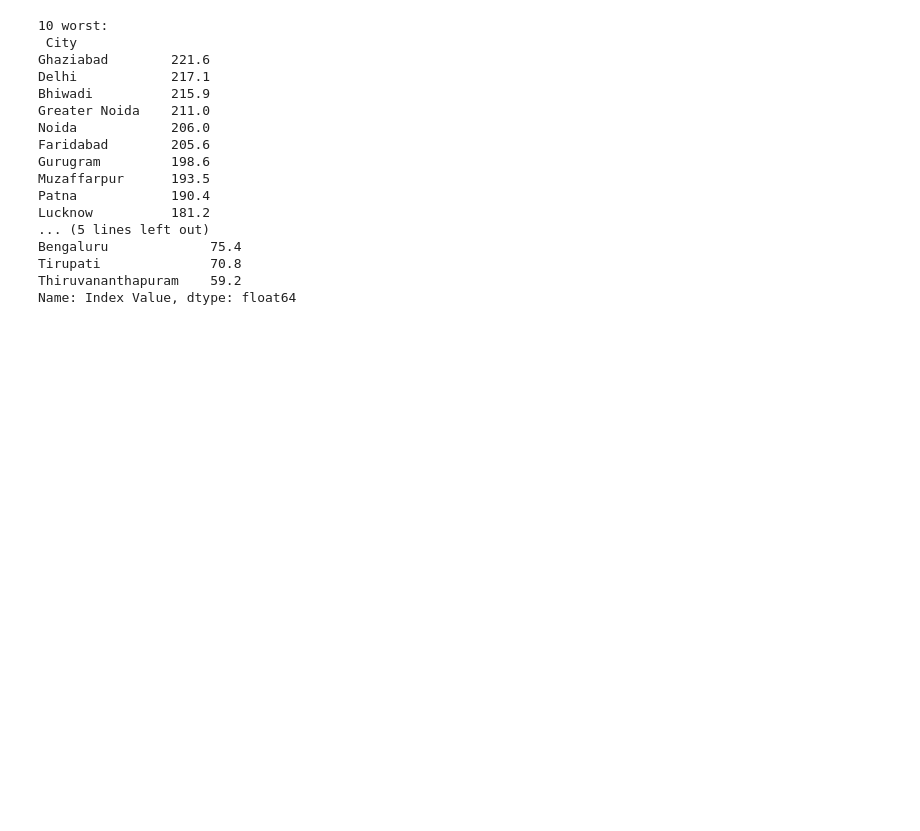
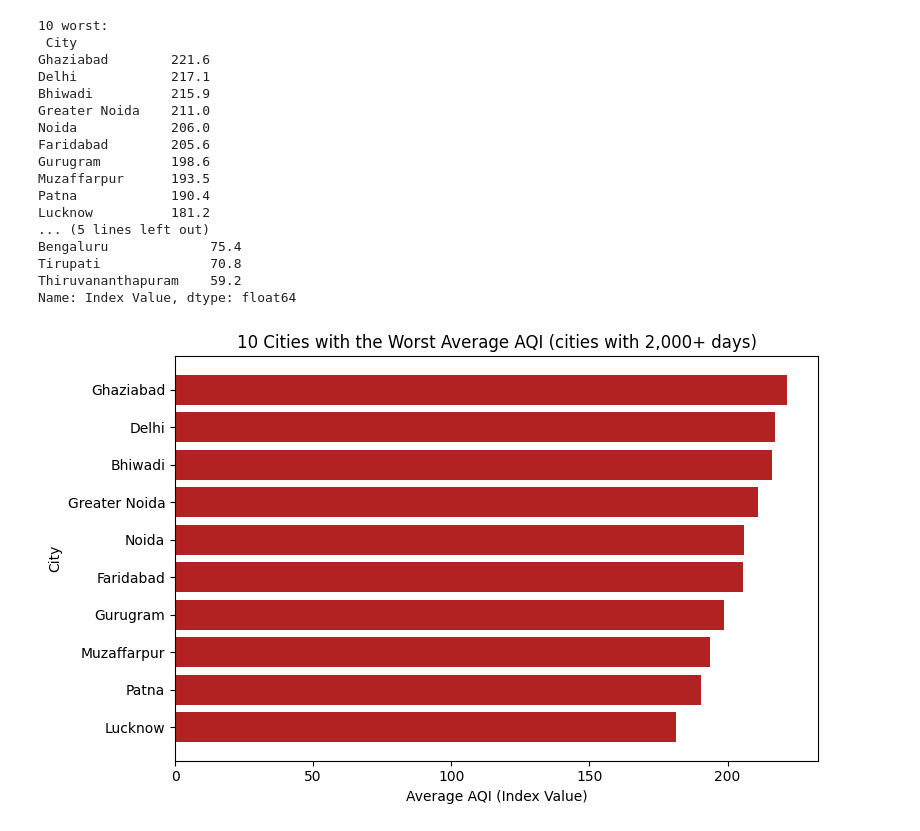
Before and after one commit to mayank261193/Rebounce-Applied-AI-and-Analytics-Codes, a Jupyter notebook: MP4_AirQuality.ipynb, the cells around one changed output. Cells and saved outputs as stored; diff of their text form; code cells hidden in the pictures; blank space fills up the shorter version.

```diff
--- a/MP4_AirQuality.ipynb
+++ b/MP4_AirQuality.ipynb
@@ -271,3 +271,15 @@ Bengaluru             75.4
 Tirupati              70.8
 Thiruvananthapuram    59.2
 Name: Index Value, dtype: float64
+# %%
+# 4.3 Horizontal bar chart of the 10 worst cities
+worst10 = avg_aqi.head(10)
+plt.figure(figsize=(8, 5))
+plt.barh(worst10.index[::-1], worst10.values[::-1], color="firebrick")
+plt.title("10 Cities with the Worst Average AQI (cities with 2,000+ days)")
+plt.xlabel("Average AQI (Index Value)")
+plt.ylabel("City")
+plt.tight_layout()
+plt.show()
+# %% [output]
+[figure, added]
```
Also changed, not shown: parts of 3 cells of this notebook.
